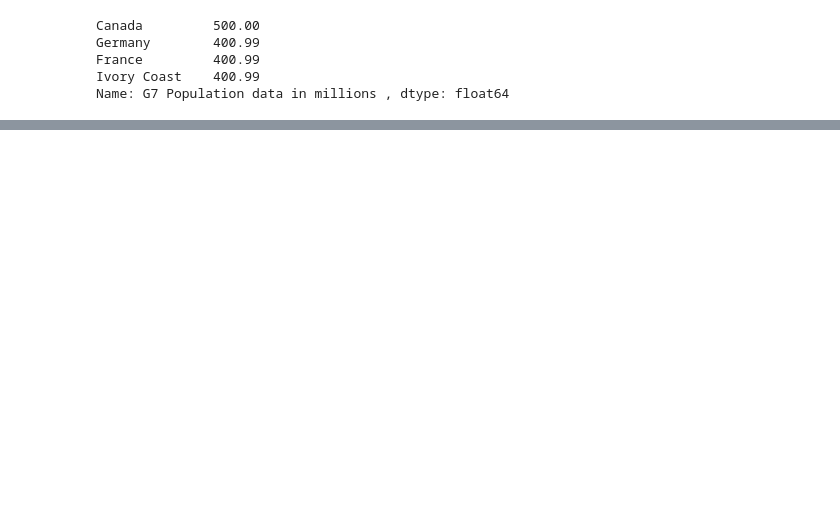
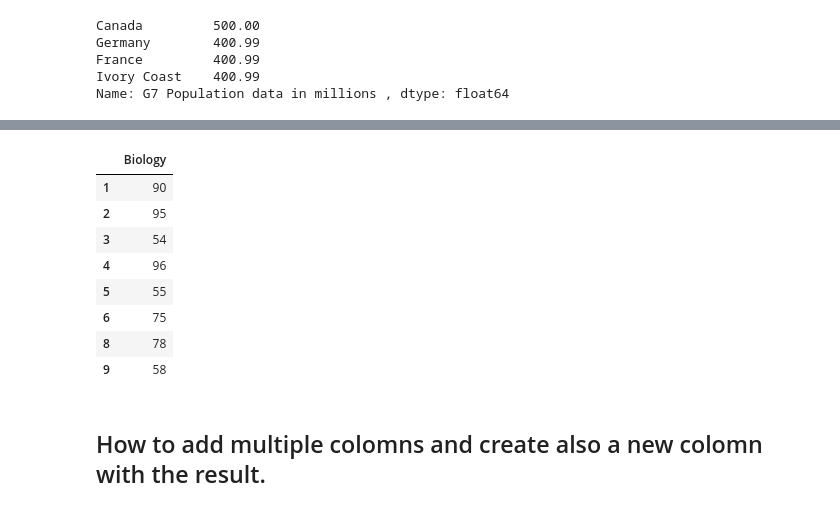
Before and after one commit to olivierla412/RMOTR_REPO, a Jupyter notebook: rmtr1.ipynb, the cells around one changed output, grey strips where cells are left out. Drawn from its saved outputs; the diff is of its cells as text; code cells hidden in the pictures; blank space fills up the shorter version.

```diff
--- a/rmtr1.ipynb
+++ b/rmtr1.ipynb
@@ -464,0 +585,12 @@ Name: G7 Population data in millions , dtype: float64
+# %%
+dataset.loc[dataset['Biology'] > 50,['Biology']]
+# %% [output]
+|  | Biology |
+| 1 | 90 |
+| 2 | 95 |
+| 3 | 54 |
+| 4 | 96 |
+| 5 | 55 |
+| 6 | 75 |
+| 8 | 78 |
+| 9 | 58 |
@@ -464,0 +601,2 @@ Name: G7 Population data in millions , dtype: float64
+# %% [markdown]
+## How to add multiple colomns and create also a new colomn with the result.
```
Also changed, not shown: parts of 30 cells of this notebook, 1 other file.
